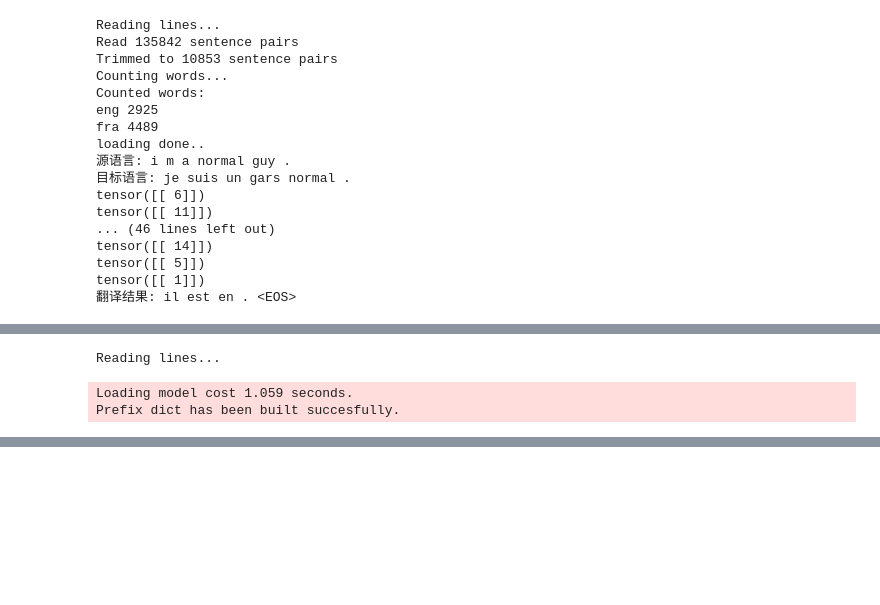
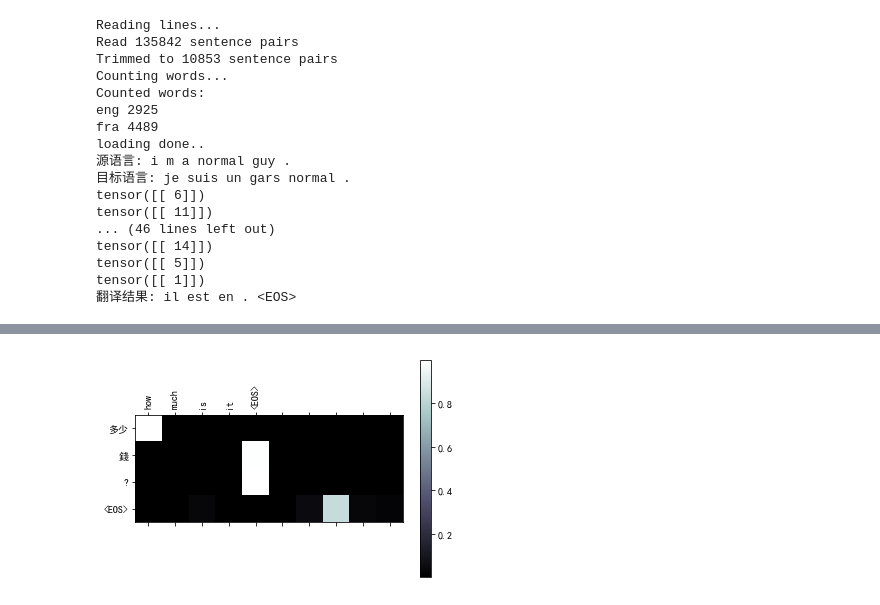
Before and after one commit to DRSY/poetry-gen, a Jupyter notebook: pytoch-古诗生成-机器翻译.ipynb, the cells around one changed output, grey strips where cells are left out. Cells and saved outputs as stored; diff of their text form; code cells hidden in the pictures; blank space fills up the shorter version.

Commit message:
updated with visual attentions

```diff
--- a/pytoch-古诗生成-机器翻译.ipynb
+++ b/pytoch-古诗生成-机器翻译.ipynb
@@ -795,11 +795,16 @@ import jieba
 import torch.nn as nn
 from torch import optim
 import torch.nn.functional as F
+import matplotlib
 import matplotlib.pyplot as plt
-plt.switch_backend('agg')
+plt.rcParams['font.sans-serif']=['SimHei'] #用来正常显示中文标签
+plt.rcParams['axes.unicode_minus']=False #用来正常显示负号
 import matplotlib.ticker as ticker
+%matplotlib inline
 import numpy as np
 import os
+
+
 
 
 SOS_token = 0
@@ -868,7 +873,7 @@ def readLangs(lang1, lang2, reverse=False):
     return input_lang, output_lang, pairs
 
 
-MAX_LENGTH = 12
+MAX_LENGTH = 10
 
 eng_prefixes = (
     "i am ", "i m ",
@@ -878,9 +883,8 @@ eng_prefixes = (
     "we are", "we re ",
     "they are", "they re ",
     "what ", "why ",
-    "when ", "where ",
-    "i",
-    "it", "do",
+    "where ","it",
+    "how ",
 )
 
 
@@ -923,7 +927,7 @@ class EncoderRNN(nn.Module):
         # input为单个单词
         embeds = self.embedding(input).view(1,1,-1)
         output = embeds
-        output, hidden = self.gru(output, hidden)
+        output, hidden = self.gru(output, hidden)# 输入为(time_steps, batch, input_size),输出为(time_steps, batch, hidden_size)
         return output, hidden
 
     def init_hidden(self):
@@ -942,6 +946,7 @@ class AttnDecoderRNN(nn.Module):
         self.attn = nn.Linear(self.hidden_size * 2, self.max_length)
         self.attn_combine = nn.Linear(self.hidden_size * 2, self.hidden_size)
         self.dropout = nn.Dropout(self.dropout_p)
+        #self.dropout2 = nn.Dropout(sellf.dropout_p)
         self.gru = nn.GRU(self.hidden_size, self.hidden_size)
         self.out = nn.Linear(self.hidden_size, self.output_size)
 
@@ -959,8 +964,10 @@ class AttnDecoderRNN(nn.Module):
 
         output = F.relu(output)
         output, hidden = self.gru(output, hidden)
+        output = self.out(output.view(1,-1))
+        #output = self.dropout2(output)
 
-        output = F.log_softmax(self.out(output.view(1, -1)), dim=1)
+        output = F.log_softmax(output, dim=1)
         return output, hidden, attn_weights
 
     def initHidden(self):
@@ -1082,8 +1089,10 @@ def evaluate(encoder, decoder, sentence, maxlength=MAX_LENGTH):
         decoder_hidden = encoder_hidden
         decoder_input = torch.tensor([[SOS_token]], dtype=torch.long, device=device)
         decoded_words = []
+        decoder_attentions = torch.zeros(maxlength, maxlength)
         for di in range(maxlength):
             decoder_output, decoder_hidden, decoder_attention = decoder(decoder_input, decoder_hidden, encoder_outputs)
+            decoder_attentions[di] = decoder_attention.data
             topv, topi = decoder_output.data.topk(1)
             if topi.item() == EOS_token:
                 decoded_words.append('<EOS>')
@@ -1091,44 +1100,73 @@ def evaluate(encoder, decoder, sentence, maxlength=MAX_LENGTH):
             else:
                 decoded_words.append(output_lang.index2word[topi.item()])
             decoder_input = topi.squeeze().detach()
-        return decoded_words
+        return decoded_words, decoder_attentions[:di+1]
 
 def evaluate_random(encoder, decoder, nums=5):
-    random.seed(42)
+    random.seed(43)
     for _ in range(nums):
         pair = random.choice(pairs)
         print('源语言:', pair[0])
         print('目标语言:', ''.join(pair[1].split()))
-        pred = evaluate(encoder, decoder, pair[0])
+        pred, attention = evaluate(encoder, decoder, pair[0])
         pred = ''.join(pred)
         print('翻译结果:', pred)
         print('\n')
+        # showAttention(pair[0], pred.split(), attention)
 
 def evaluate_input(encoder, decoder):
     sent = input("请输入一句英文：")
+    sent = sent.lower().strip()
     pred = evaluate(encoder, decoder, sent)
     print("翻译结果：", ''.join(pred))
 
 
+def showAttention(input_sentence, output_words, attentions):
+    # Set up figure with colorbar
+    fig = plt.figure()
+    ax = fig.add_subplot(111)
+    cax = ax.matshow(attentions.numpy(), cmap='bone')
+    fig.colorbar(cax)
+
+    # Set up axes
+    ax.set_xticklabels([''] + input_sentence.split(' ') +
+                       ['<EOS>'], rotation=90)
+    ax.set_yticklabels([''] + output_words)
+
+    # Show label at every tick
+    ax.xaxis.set_major_locator(ticker.MultipleLocator(1))
+    ax.yaxis.set_major_locator(ticker.MultipleLocator(1))
+
+    #plt.show()
+
+
+def evaluateAndShowAttention(input_sentence, encoder, decoder):
+    output_words, attentions = evaluate(
+        encoder, decoder, input_sentence)
+    print('input =', input_sentence)
+    print('output =', ''.join(output_words))
+    showAttention(input_sentence, output_words, attentions)
+
+
 # hyperparams
 HIDDEN_SIZE = 256
-epochs = 85000
+epochs = 90000
 
 encoder = EncoderRNN(vocab_size=input_lang.n_words, hidden_size=HIDDEN_SIZE).to(device)
 decoder = AttnDecoderRNN(HIDDEN_SIZE, output_lang.n_words).to(device)
 
 need_train = True
-# if os.path.exists('encoder2.pkl') and os.path.exists('decoder2.pkl'):
-#     encoder.load_state_dict(torch.load('encoder2.pkl'))
-#     decoder.load_state_dict(torch.load('decoder2.pkl'))
-#     print('loading done..')
-#     need_train = False
+if os.path.exists('encoder2.pkl') and os.path.exists('decoder2.pkl'):
+    encoder.load_state_dict(torch.load('encoder2.pkl'))
+    decoder.load_state_dict(torch.load('decoder2.pkl'))
+    print('loading done..')
+    need_train = False
 
 if need_train:
     trainIters(encoder, decoder, epochs, print_every=2000, plot_every=2000)
     torch.save(encoder.state_dict(), 'encoder2.pkl')
     torch.save(decoder.state_dict(), 'decoder2.pkl')
 
-evaluate_random(encoder, decoder)
-evaluate_input(encoder, decoder)
+evaluate_random(encoder, decoder, nums=2)
+evaluateAndShowAttention("how much is it", encoder, decoder)
 # %% [output]
@@ -1137,3 +1192,0 @@ Loading model from cache C:\Users\drsy9\AppData\Local\Temp\jieba.cache
-Reading lines...
-Loading model cost 1.059 seconds.
-Prefix dict has been built succesfully.
@@ -1148,0 +1193 @@ train start
+[figure, added]
```
Also changed, not shown: parts of 1 cell of this notebook.
